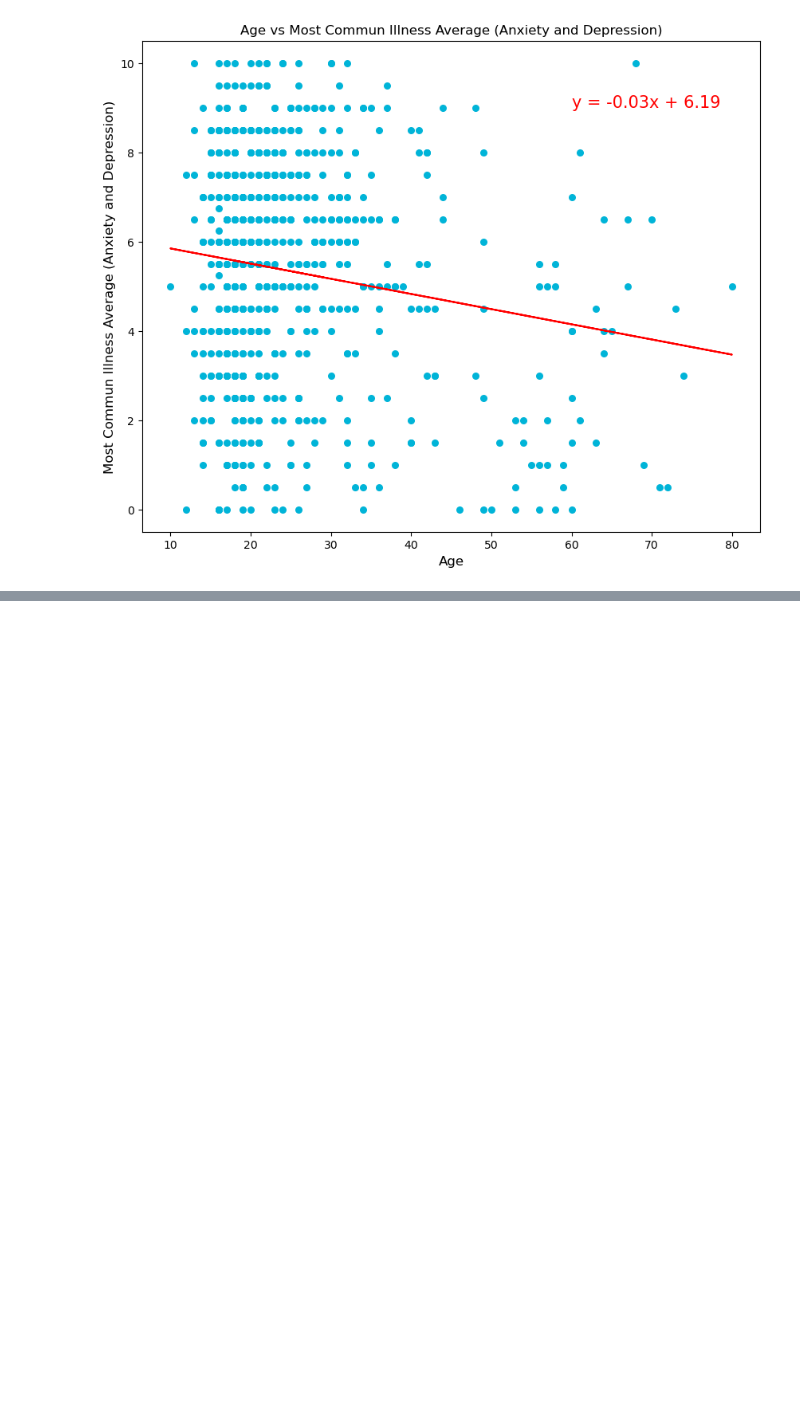
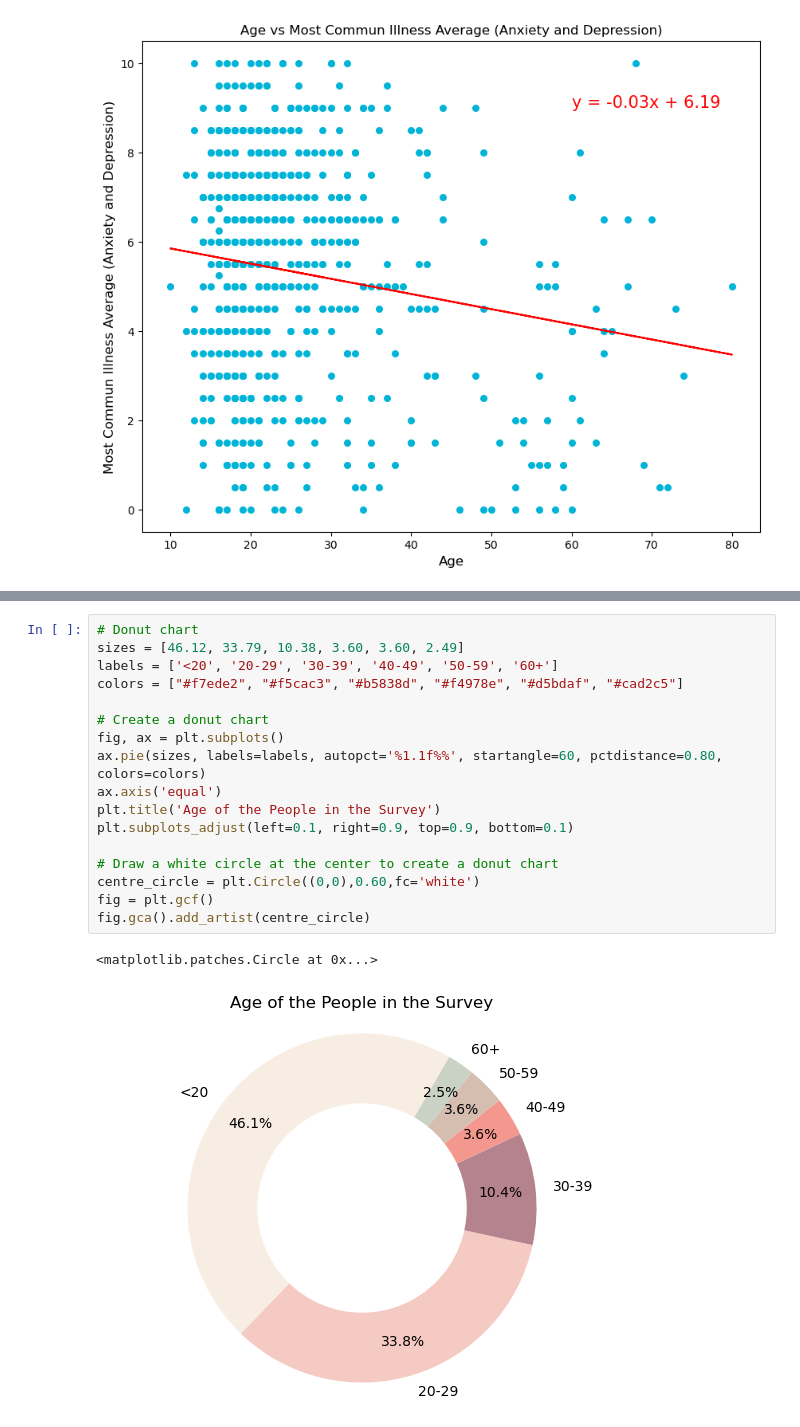
Before and after one commit to TheWizler/project1_group_10, a Jupyter notebook: Elizabeth's_work/question_2_clean.ipynb, the cells around one changed output, grey strips where cells are left out. Drawn from its saved outputs; the diff is of its cells as text; blank space fills up the shorter version.

```diff
--- a/Elizabeth's_work/question_2_clean.ipynb
+++ b/Elizabeth's_work/question_2_clean.ipynb
@@ -271,0 +298,20 @@ The r-value is -0.15733981033694291
+# %%
+# Donut chart
+sizes = [46.12, 33.79, 10.38, 3.60, 3.60, 2.49]
+labels = ['<20', '20-29', '30-39', '40-49', '50-59', '60+']
+colors = ["#f7ede2", "#f5cac3", "#b5838d", "#f4978e", "#d5bdaf", "#cad2c5"]
+
+# Create a donut chart
+fig, ax = plt.subplots()
+ax.pie(sizes, labels=labels, autopct='%1.1f%%', startangle=60, pctdistance=0.80, colors=colors)
+ax.axis('equal')
+plt.title('Age of the People in the Survey')
+plt.subplots_adjust(left=0.1, right=0.9, top=0.9, bottom=0.1)
+
+# Draw a white circle at the center to create a donut chart
+centre_circle = plt.Circle((0,0),0.60,fc='white')
+fig = plt.gcf()
+fig.gca().add_artist(centre_circle)
+# %% [output]
+<matplotlib.patches.Circle at 0x...>
+[figure, added]
```
Also changed, not shown: parts of 8 cells of this notebook, 3 other files.
